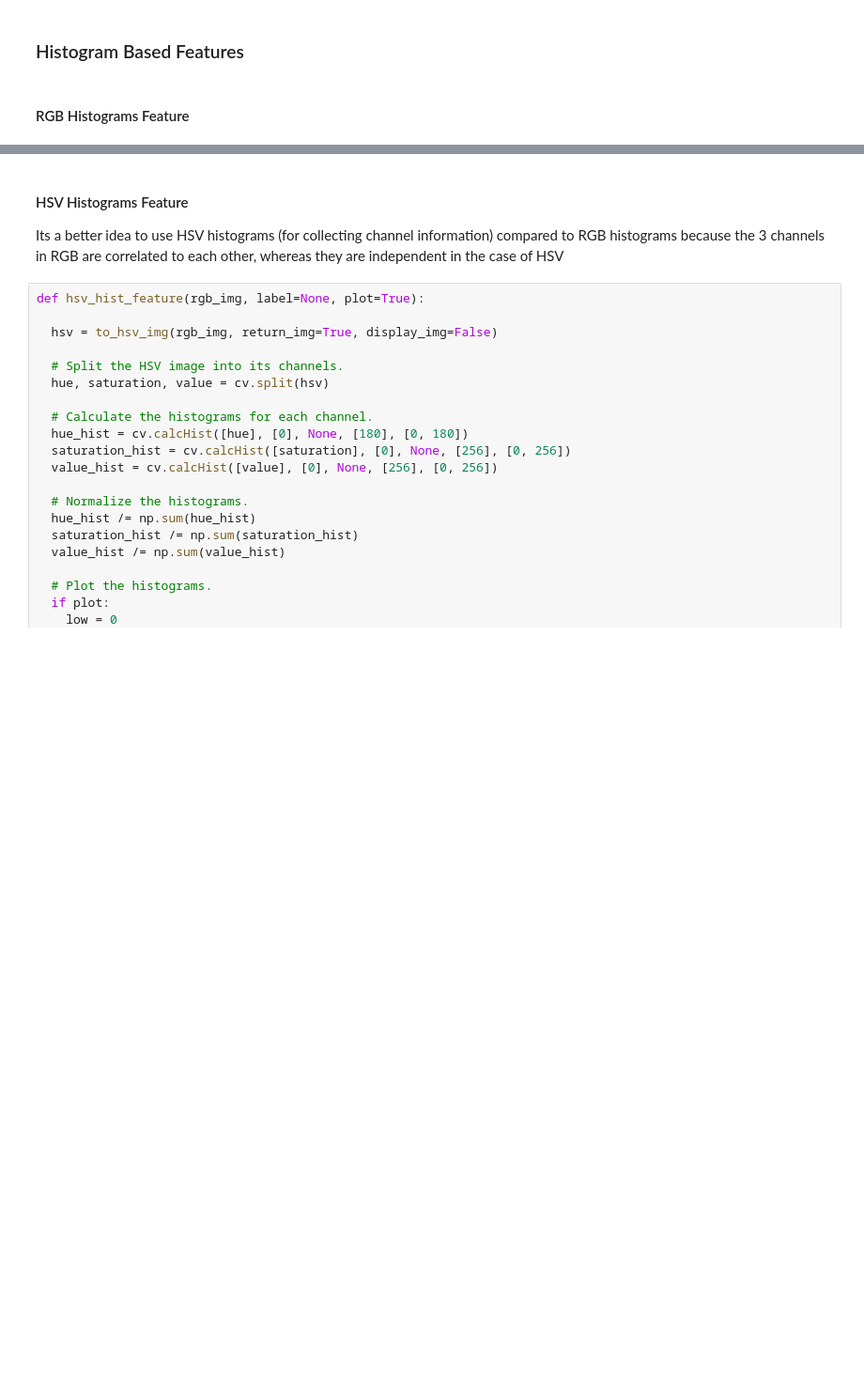
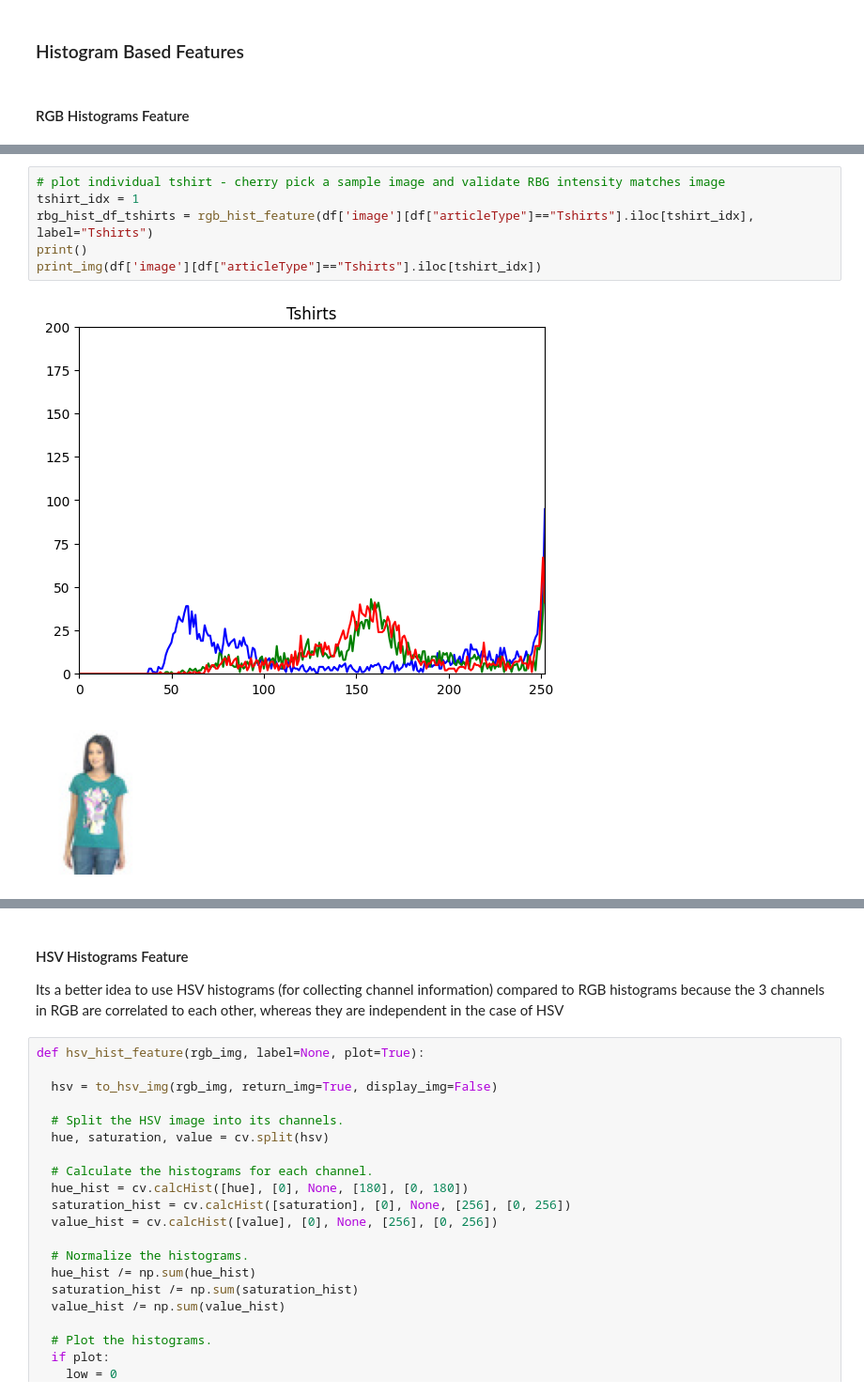
Before and after one commit to W281/W281-FashionClassification, a Jupyter notebook: Final_Project_W281.ipynb, the cells around one changed output, grey strips where cells are left out. Shown at 94% size. Drawn from its saved outputs; the diff is of its cells as text; blank space fills up the shorter version.

```diff
--- a/Final_Project_W281.ipynb
+++ b/Final_Project_W281.ipynb
@@ -783,0 +840,9 @@ rbg_hist_train_shoes = rgb_hist_feature(df['image'][df["articleType"]=="Casual S
+# %%
+# plot individual tshirt - cherry pick a sample image and validate RBG intensity matches image
+tshirt_idx = 1
+rbg_hist_df_tshirts = rgb_hist_feature(df['image'][df["articleType"]=="Tshirts"].iloc[tshirt_idx], label="Tshirts")
+print()
+print_img(df['image'][df["articleType"]=="Tshirts"].iloc[tshirt_idx])
+# %% [output]
+[figure, added]
+[figure, added]
```
Also changed, not shown: parts of 59 cells of this notebook.
